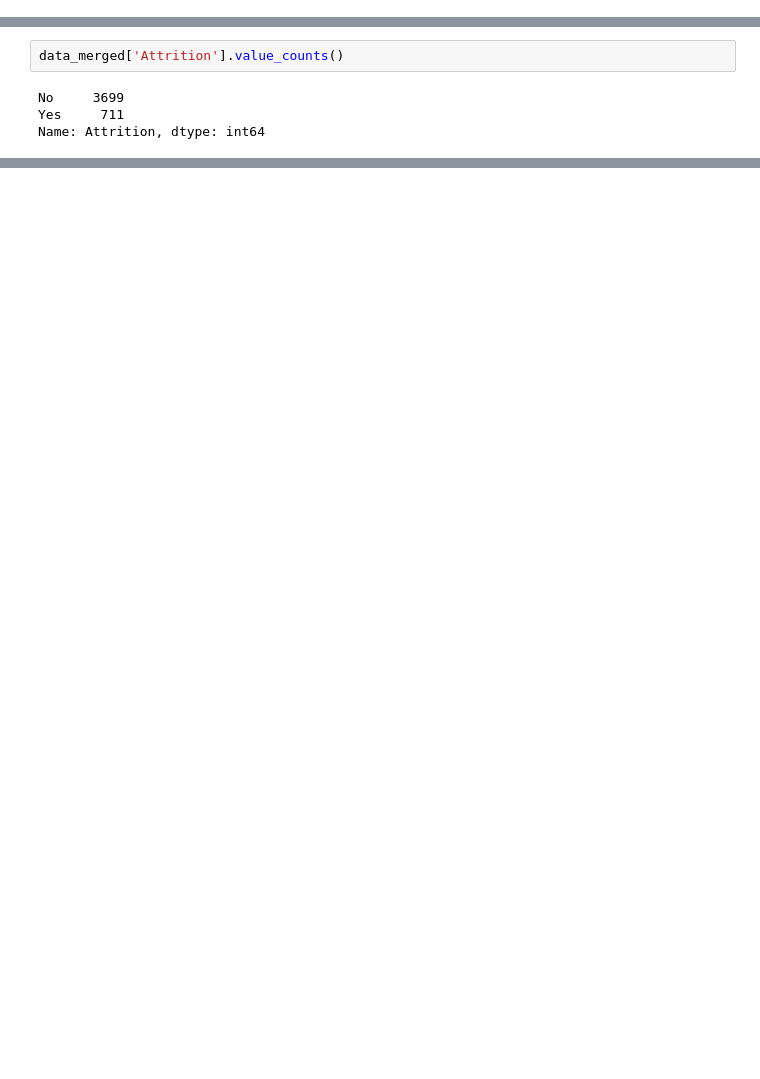
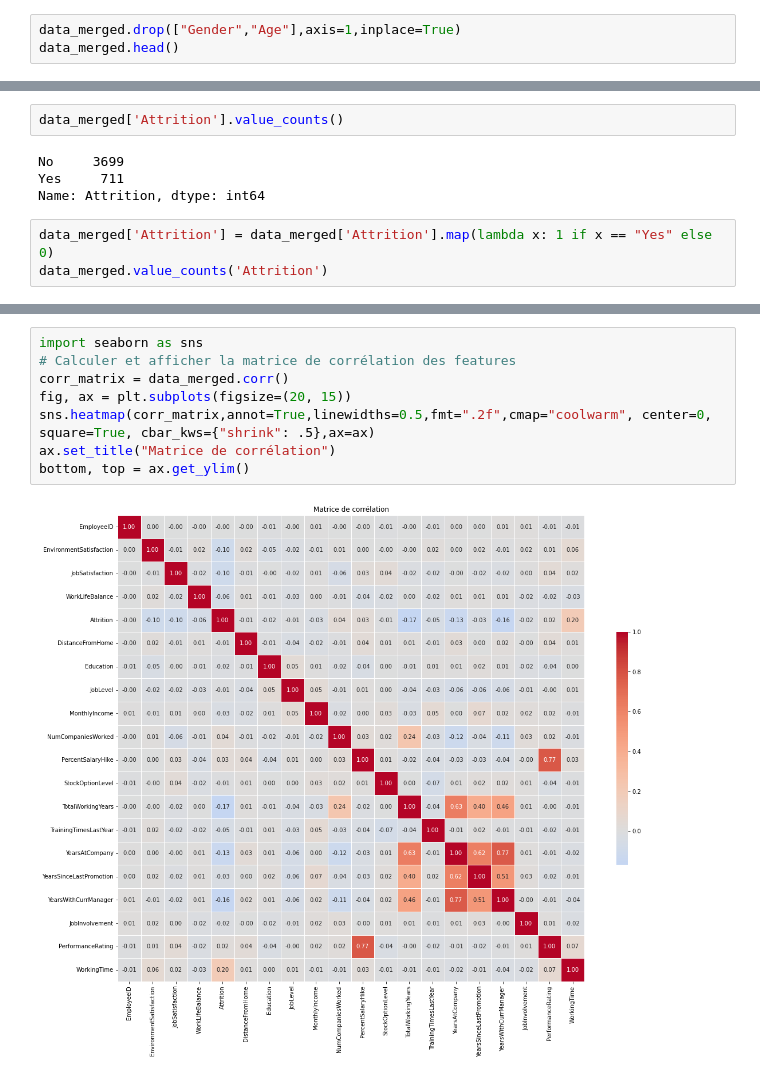
Before and after one commit to itsyanis/Machine-Learning-Project, a Jupyter notebook: Livrable_Projet IA.ipynb, the cells around one changed output, grey strips where cells are left out. Saved outputs shown, nothing was run; the diff lists cells and outputs as text; blank space fills up the shorter version.

```diff
--- a/Livrable_Projet IA.ipynb
+++ b/Livrable_Projet IA.ipynb
@@ -202,3 +217,6 @@ drop_irrelevant_data(data_merged)
 EmployeeCount
 Over18
 StandardHours
+# %%
+data_merged.drop(["Gender","Age"],axis=1,inplace=True)
+data_merged.head()
@@ -213,3 +239,6 @@ data_merged['Attrition'].value_counts()
 No     3699
 Yes     711
 Name: Attrition, dtype: int64
+# %%
+data_merged['Attrition'] = data_merged['Attrition'].map(lambda x: 1 if x == "Yes" else 0)
+data_merged.value_counts('Attrition')
@@ -215,0 +291,10 @@ Name: Attrition, dtype: int64
+# %%
+import seaborn as sns
+# Calculer et afficher la matrice de corrélation des features
+corr_matrix = data_merged.corr()
+fig, ax = plt.subplots(figsize=(20, 15))
+sns.heatmap(corr_matrix,annot=True,linewidths=0.5,fmt=".2f",cmap="coolwarm", center=0, square=True, cbar_kws={"shrink": .5},ax=ax)
+ax.set_title("Matrice de corrélation")
+bottom, top = ax.get_ylim()
+# %% [output]
+[figure, added]
```
Also changed, not shown: parts of 15 cells of this notebook.
